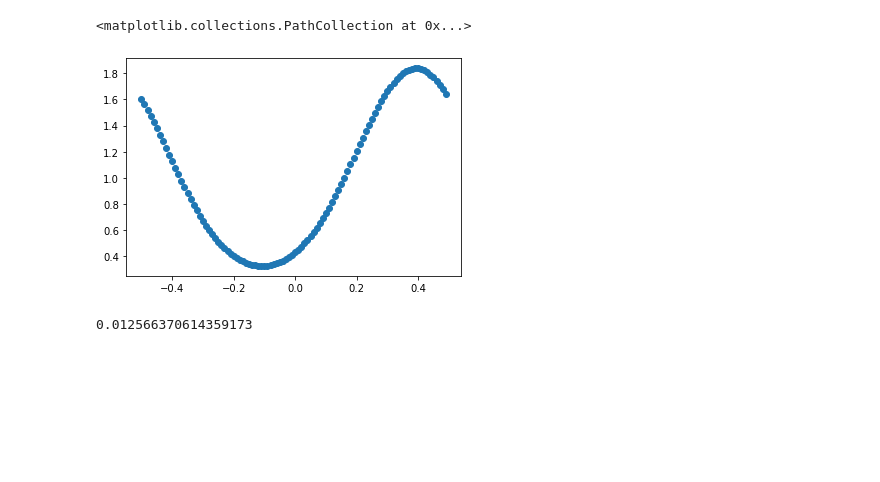
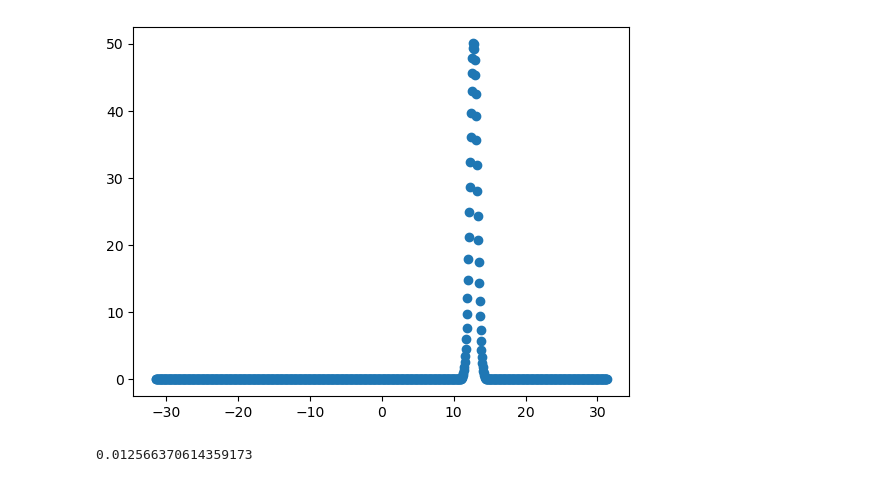
Before and after one commit to wzdlc1996/QuantumDynamicsGallery, a Jupyter notebook: Legacy/fftvscrank.ipynb, the cells around one changed output. Cells and saved outputs as stored; diff of their text form; code cells hidden in the pictures; blank space fills up the shorter version.

```diff
--- a/Legacy/fftvscrank.ipynb
+++ b/Legacy/fftvscrank.ipynb
@@ -6,12 +6,12 @@ import scipy.sparse.linalg as sl
 # Setup Parameters
 x_min = 0.
 x_max = 100.
-n_x = 500
-dt = 0.01
+n_x = 1000
+dt = 0.1
 
 x_0 = x_min + (x_max - x_min) / 2
 p_0 = 1.
-sig = 0.04
+sig = 0.01 * (x_max - x_min)
 
 X = x_mesh = np.linspace(x_min, x_max, n_x)
 dx = x_mesh[1] - x_mesh[0]
@@ -113,7 +114,7 @@ class FFTSolvRough:
 # %%
 # Initialization
 
-p_0 = 20
+p_0 = 50
 
 ini_psi = normalization(np.exp( - (X - x_0) ** 2 / (4 * sig ** 2) - 1.j * (X - x_0) * p_0))
 ini_psi_op = normalization(np.exp( - (X - x_0) ** 2 / (4 * sig ** 2) + 1.j * (X - x_0) * p_0))
@@ -122,26 +123,32 @@ ini_psi_op = normalization(np.exp( - (X - x_0) ** 2 / (4 * sig ** 2) + 1.j * (X
 
 import matplotlib.pyplot as plt
 
-cn_solver = CrankNicolson()
-# ft_solver = FFTSolv(inter=50, cutoff=2)
-ft_solver = FFTSolvRough()
+
+cn_nn = 100
+ft_nn = 1
+cn_solver = CrankNicolson(dt / cn_nn)
+# ft_solver = FFTSolv(inter=1, cutoff=1, dt=dt / ft_nn)
+ft_solver = FFTSolvRough(dt / ft_nn)
 psi1 = ini_psi
 psi2 = ini_psi
-for i in range(100):
+for i in range(10):
     p1 = get_prob(psi1)
     p2 = get_prob(psi2)
-    if i % 10 == 0:
-        plt.plot(X, p1)
-        plt.show()
+    plt.plot(X, p2)
 
-        print(f"Crank_Nicolson: {sum(p1)}\tFFT: {sum(p2)}\tOverlap: {overlap(psi1, psi2)}")
+    print(f"Crank_Nicolson: {sum(p1)}\tFFT: {sum(p2)}\tOverlap: {overlap(psi1, psi2)}")
     # print(f"<X>: {sum(p1 * X), sum(p2 * X)}\t<v>: {sum((p1-p2) * X) / (i+1)}")
 
-    psi1 = cn_solver(psi1)
-    psi2 = ft_solver(psi2)
+    for _ in range(cn_nn):
+        psi1 = cn_solver(psi1)
+
+    for _ in range(ft_nn):
+        psi2 = ft_solver(psi2)
 
 
     psi1[0] = psi1[-1] = 0
     psi2[0] = psi2[-1] = 0
     psi2 = normalization(psi2)
+
+plt.show()
 # %% [output]
@@ -161,8 +166,8 @@ Crank_Nicolson: 1.0000000000000144      FFT: 1.0        Overlap: 0.0218517838082
 # %%
-plt.scatter(np.fft.fftfreq(len(X)), get_prob(np.fft.fft(ini_psi)))
+plt.scatter(np.fft.fftfreq(len(X)) * 2 * pi / dx, get_prob(np.fft.fft(ini_psi)))
+plt.show()
 # %% [output]
-<matplotlib.collections.PathCollection at 0x...>
-[figure, old version]
+[figure, new version]
 # %%
 ft_solver = FFTSolv(inter=50, cutoff=5)
 print(ft_solver.dk)
```
Also changed, not shown: parts of 4 cells of this notebook.
